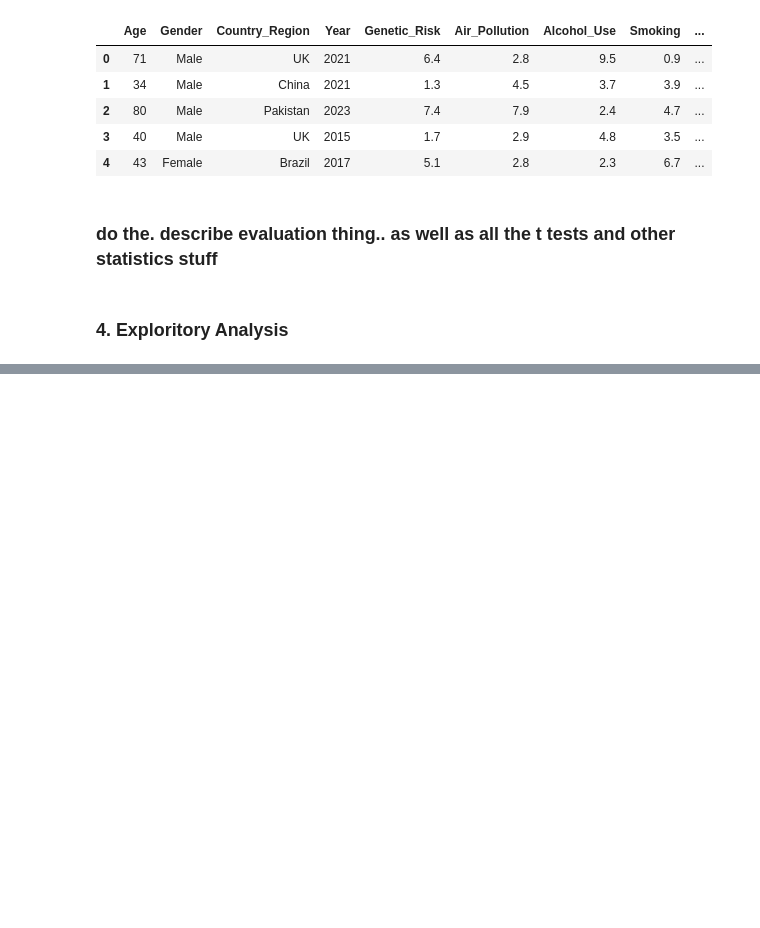
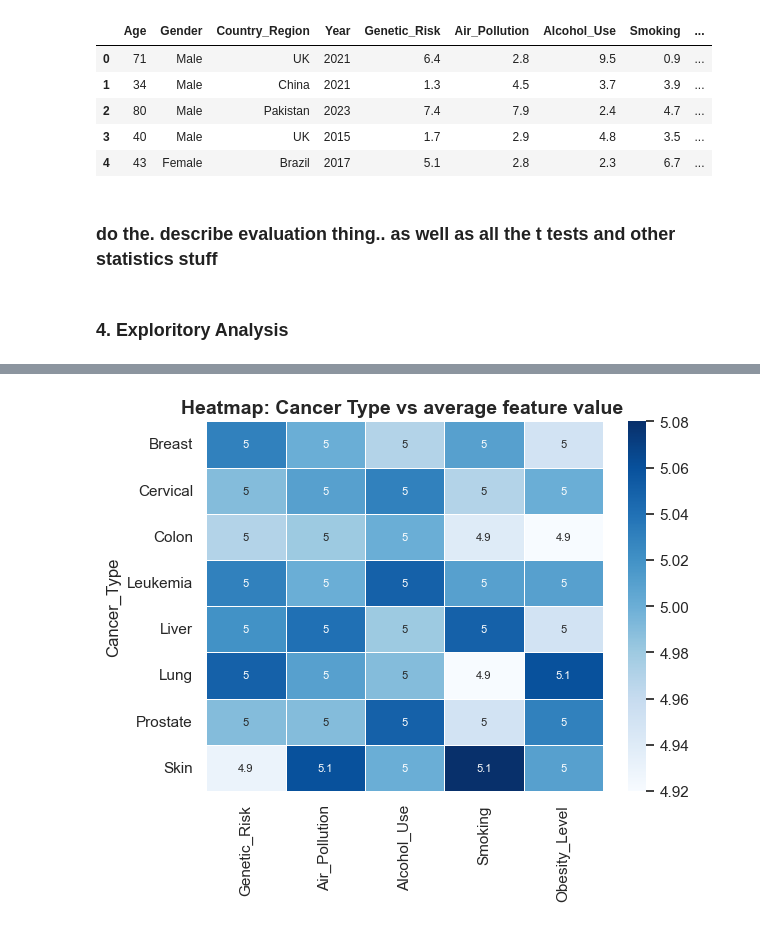
Before and after one commit to BhavitaL/Global-Cancer-Patients-Analysis, a Jupyter notebook: Global Cancer Patients analysis EDA.ipynb, the cells around one changed output, grey strips where cells are left out. Cells and saved outputs as stored; diff of their text form; code cells hidden in the pictures; blank space fills up the shorter version.

Commit message:
Heatmap correlation

```diff
--- a/Global Cancer Patients analysis EDA.ipynb
+++ b/Global Cancer Patients analysis EDA.ipynb
@@ -131,0 +138,5 @@ df_clean.head()
+# %%
+df_features=df_clean[['Genetic_Risk','Air_Pollution','Alcohol_Use','Smoking','Obesity_Level','Cancer_Type']]
+# %%
+df_features_cancer_type=df_features.groupby(by=['Cancer_Type']).mean().round(2)
+df_features_cancer_type
@@ -131,0 +154,9 @@ df_clean.head()
+# %%
+# Create heatmap of the newly formed table to visualise the which feature is most important to each cancer type
+#===============================================================================
+heatmap_figure=sns.set_theme(style="whitegrid") #format the grid colour settings
+sns.heatmap(data=df_features_cancer_type, annot=True, linewidths=0.5,annot_kws={"size": 8},cmap='Blues')# set up the heatmap
+plt.title("Heatmap: Cancer Type vs average feature value ", fontsize=14, fontweight='bold')
+plt.show()#show the heatmap figure
+# %% [output]
+[figure, added]
```
Also changed, not shown: parts of 4 cells of this notebook.
